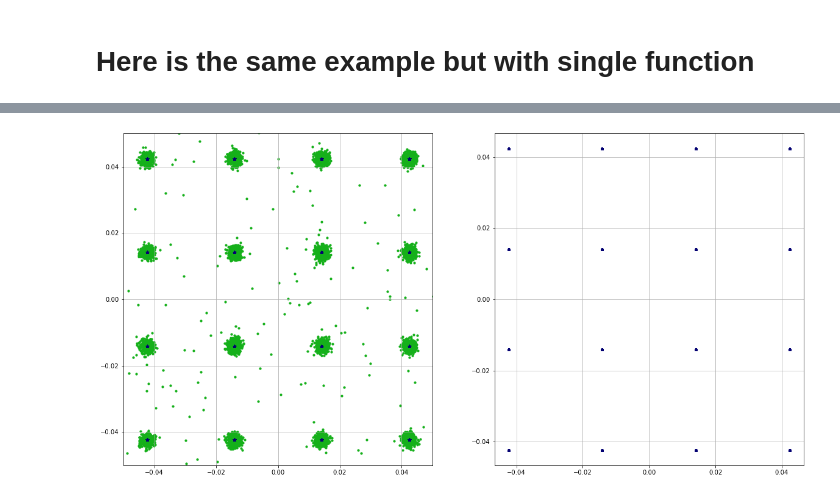
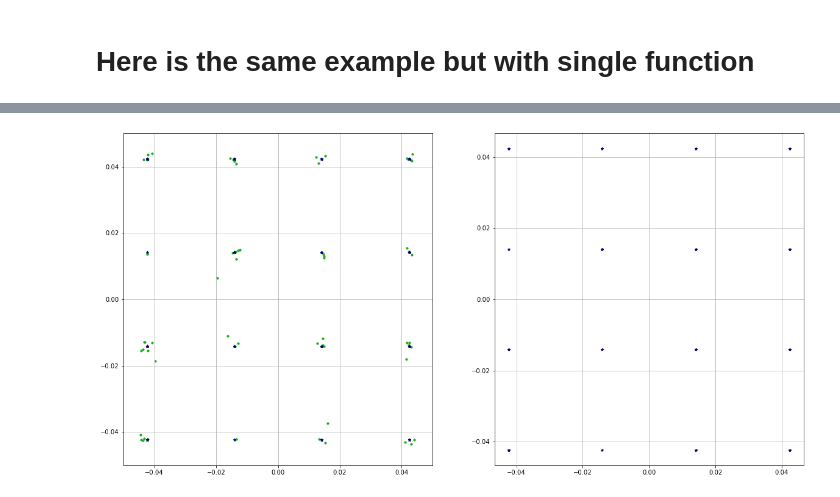
Before and after one commit to esf0/nft-processing, a Jupyter notebook: notebooks/example_nlse_processing.ipynb, the cells around one changed output, grey strips where cells are left out. Drawn from its saved outputs; the diff is of its cells as text; code cells hidden in the pictures.

```diff
--- a/notebooks/example_nlse_processing.ipynb
+++ b/notebooks/example_nlse_processing.ipynb
@@ -451,12 +584,17 @@ def example_nlse_processing(wdm, channel, process_parameters):
 # %%
 process_parameters = prcs.get_default_process_parameters()
 process_parameters['window_mode'] = 'cdc'
-process_parameters['n_steps'] = 256
+# process_parameters['n_steps'] = 256
+process_parameters['n_steps'] = 2
 process_parameters['n_symb_proc'] = 32
 process_parameters['n_symb_side'] = 300
 process_parameters['n_symb_total'] = process_parameters['n_symb_proc'] + 2 * process_parameters['n_symb_side']
-process_parameters['n_symb_skip'] = 1024
+# process_parameters['n_symb_skip'] = 1024
+process_parameters['n_symb_skip'] = 1227
 process_parameters['n_symb_add'] = fn.side_to_np2(process_parameters['n_symb_proc'] + 2 * process_parameters['n_symb_side'])  # add to total number of symbols to make it power of 2
 
-points, points_nft = example_nlse_processing(wdm, channel, process_parameters)
+res_failed = example_nlse_processing(wdm, channel, process_parameters)
+points_failed = res_failed['points']
+points_nft_failed = res_failed['points_nft']
+evms_failed = res_failed['evm']
 # %% [output]
@@ -506,12 +620,12 @@ FNFT Warning: Ill-posed spectral factorization problem.
 # %%
 fig, axs = plt.subplots(1, 2, figsize=(20, 10))
-axs[0].scatter(points_nft.real, points_nft.imag, s=10, c='xkcd:green', marker='o')
-axs[0].scatter(points.real, points.imag, s=20, c='xkcd:deep blue', marker='*')
+axs[0].scatter(points_nft_failed.real, points_nft_failed.imag, s=10, c='xkcd:green', marker='o')
+axs[0].scatter(points_failed.real, points_failed.imag, s=20, c='xkcd:deep blue', marker='*')
 axs[0].grid(True)
 axs[0].set_xlim([-0.05, 0.05])
 axs[0].set_ylim([-0.05, 0.05])
 
-axs[1].scatter(points.real, points.imag, s=15, c='xkcd:deep blue', marker='*')
+axs[1].scatter(points_failed.real, points_failed.imag, s=15, c='xkcd:deep blue', marker='*')
 axs[1].grid(True)
 # %% [output]
-[figure, old version]
+[figure, new version]
```
Also changed, not shown: parts of 13 cells of this notebook, 8 other files.
